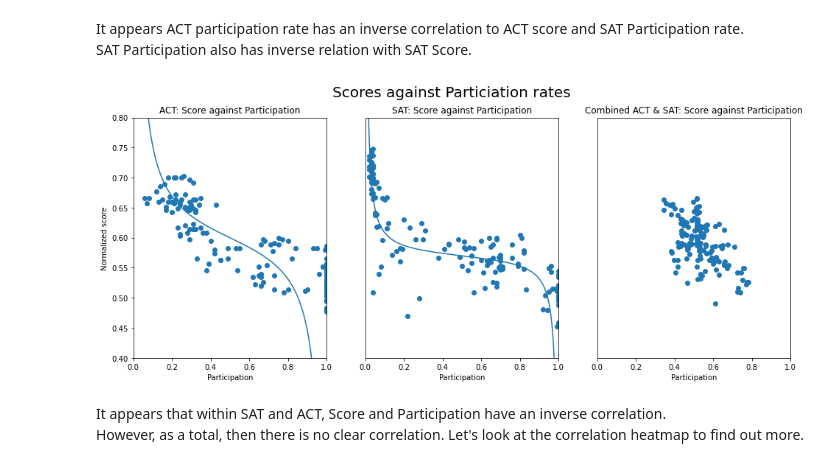
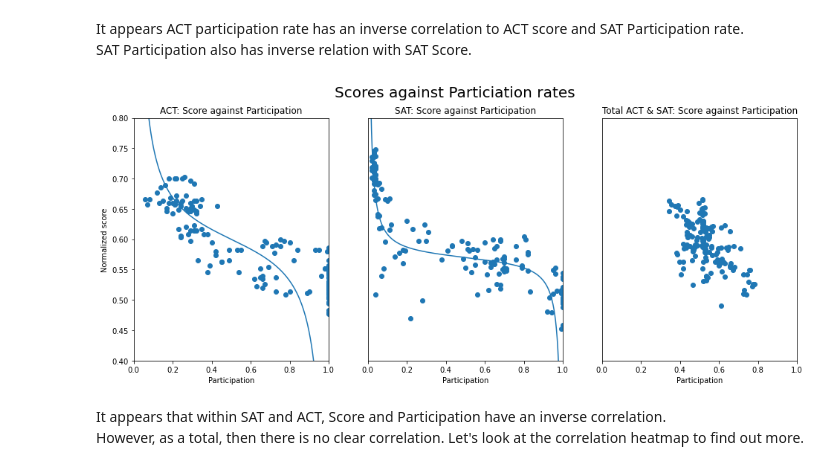
Before and after one commit to garyfoohw/GA_DSIF_project_1, a Jupyter notebook: code/starter-code.ipynb, the cells around one changed output. Saved outputs shown, nothing was run; the diff lists cells and outputs as text; code cells hidden in the pictures.

```diff
--- a/code/starter-code.ipynb
+++ b/code/starter-code.ipynb
@@ -279,6 +294,35 @@ def try_float(x):
 participations=['P_ACT','P_SAT']
 for part in participations:
     df[part]=df[part].map(try_float)
+# %%
+def normalize(x,lower,upper):
+    '''
+    Calculate the normalized score of the a raw grade based on score range
+
+    Function auto extract the numerical portion of the input and ignore non numerical portions
+
+    Returns a normalized decimal between 0 to 1
+
+    If normalized score is outside range, return NaN
+    If raw grade does not contain a number, return NaN
+
+    x: raw grade
+    lower: lower bound of score range
+    upper: upper bound of score range
+    return: normalized ACT score
+    '''
+
+    #extract decimal portion
+    x=re.findall('\d+.\d+|$', str(x))
+
+    try:
+        #since the true range of the score 1 to 36 is only 35
+        value=(float(x[0])-lower)/(upper-lower)
+        if (value > 1) | (value < 0):
+            return np.nan
+        return value
+    except:
+        return np.nan
 # %%
 def normalize_act(x):
     '''
@@ -339,5 +383,5 @@ def normalize_sat(x):
 #normalize ACT and SAT scores
 
 # for i in range(n_years):
-df['S_ACT']=df['S_ACT'].map(normalize_act)
-df['S_SAT']=df['S_SAT'].map(normalize_sat)
+df['S_ACT']=df.apply(lambda x: normalize(x['S_ACT'],1,35),axis=1)
+df['S_SAT']=df.apply(lambda x: normalize(x['S_SAT'],400,1600),axis=1)
@@ -638,35 +739,35 @@ df=df_orig.copy()
 fig=plt.figure(figsize = (16,6))
 ylim=[0.4,0.8]
 
 ax1=plt.subplot(1,3,1)
 ax1.scatter(df['P_ACT'],df['S_ACT'])
 ax1.plot(x_var,y_var_ACT)
 ax1.set_xlim([0, 1])
 ax1.set_ylim(ylim)
 ax1.set_ylabel("Normalized score")
 ax1.set_xlabel("Participation")
 ax1.set_title("ACT: Score against Participation")
 
 ax2=plt.subplot(1,3,2)
 ax2.scatter(df['P_SAT'],df['S_SAT'])
 ax2.plot(x_var,y_var_SAT)
 ax2.set_xlim([0, 1])
 ax2.set_ylim(ylim)
 ax2.yaxis.set_visible(False)
 ax2.set_xlabel("Participation")
 ax2.set_title("SAT: Score against Participation")
 
 ax3=plt.subplot(1,3,3)
 ax3.scatter(df['P_TOT'],df['S_TOT'])
 ax3.set_xlim([0, 1])
 ax3.set_ylim(ylim)
 ax3.yaxis.set_visible(False)
 ax3.set_xlabel("Participation")
-ax3.set_title("Combined ACT & SAT: Score against Participation")
+ax3.set_title("Total ACT & SAT: Score against Participation")
 
 _=fig.suptitle("Scores against Particiation rates",fontsize=20)
 # %% [output]
-[figure, old version]
+[figure, new version]
 # %% [markdown]
 It appears that within SAT and ACT, Score and Participation have an inverse correlation.<br>
 However, as a total, then there is no clear correlation.
```
Also changed, not shown: parts of 24 cells of this notebook, 11 other files.
